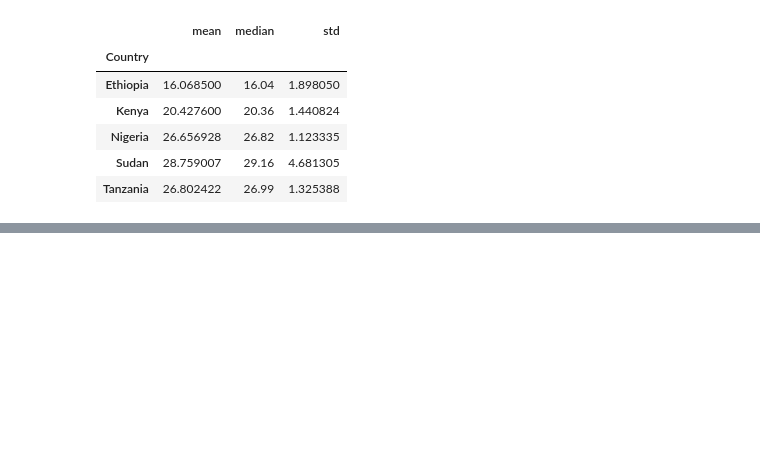
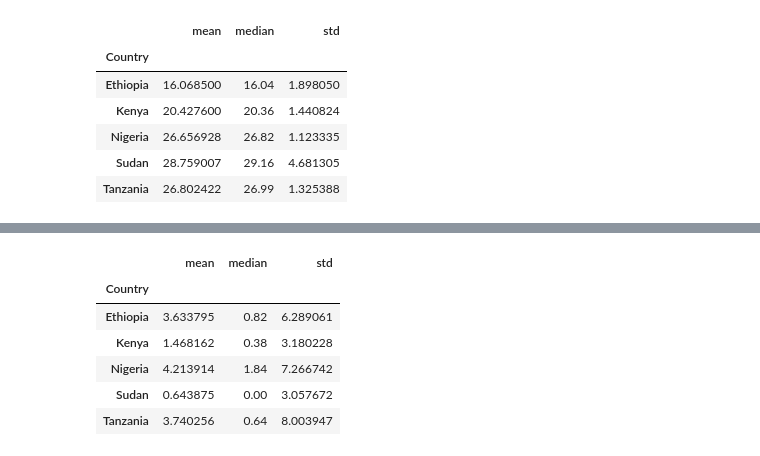
Before and after one commit to fenet-as/climate-challenge-week0, a Jupyter notebook: notebooks/compare_countries.ipynb, the cells around one changed output, grey strips where cells are left out. Drawn from its saved outputs; the diff is of its cells as text; code cells hidden in the pictures; blank space fills up the shorter version.

```diff
--- a/notebooks/compare_countries.ipynb
+++ b/notebooks/compare_countries.ipynb
@@ -56,0 +64,11 @@ temp_stats
+# %%
+precip_stats = df.groupby("Country")["PRECTOTCORR"].agg(["mean", "median", "std"])
+precip_stats
+# %% [output]
+|  | mean | median | std |
+| Country |  |  |  |
+| Ethiopia | 3.633795 | 0.82 | 6.289061 |
+| Kenya | 1.468162 | 0.38 | 3.180228 |
+| Nigeria | 4.213914 | 1.84 | 7.266742 |
+| Sudan | 0.643875 | 0.00 | 3.057672 |
+| Tanzania | 3.740256 | 0.64 | 8.003947 |
```
Also changed, not shown: parts of 1 cell of this notebook.
